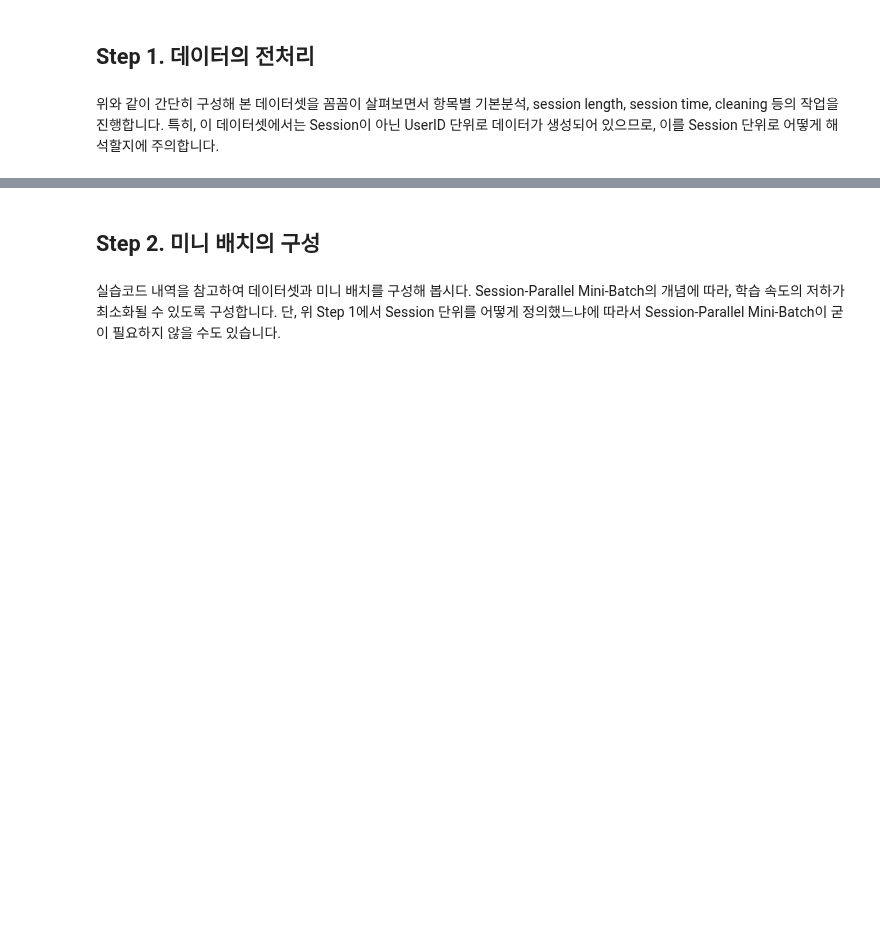
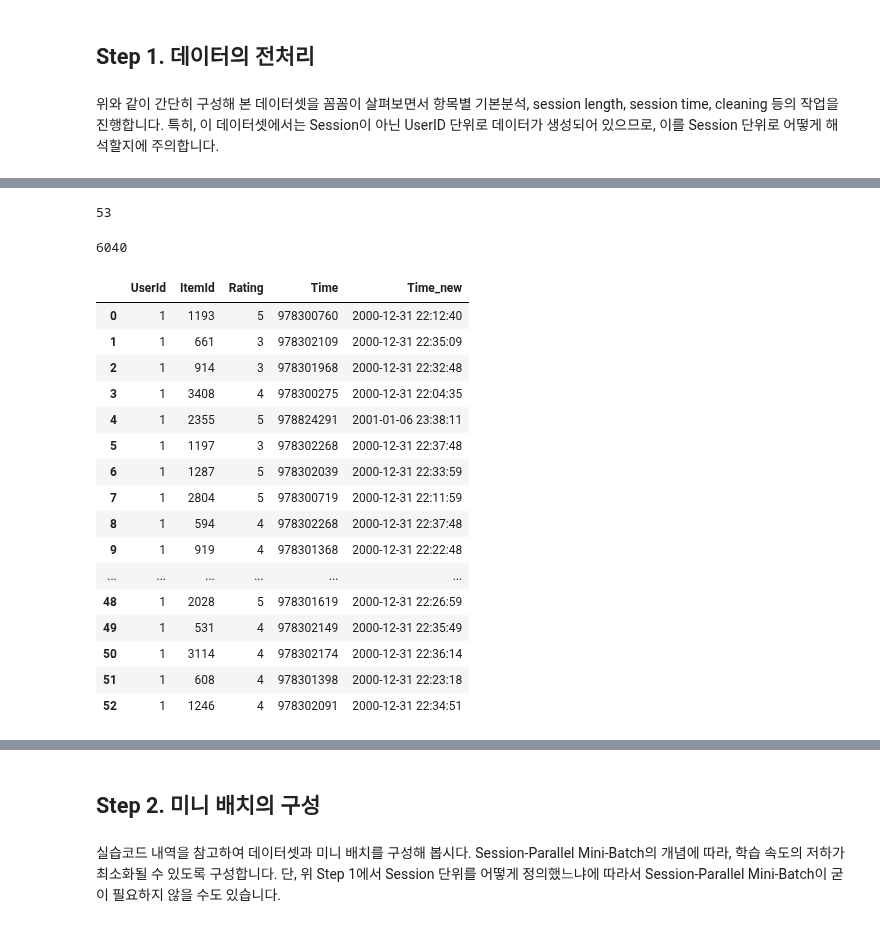
Before and after one commit to JPumpkin645/AIFFEL, a Jupyter notebook: Week_14/Ex_23_Movielens_영화_SBR.ipynb, the cells around one changed output, grey strips where cells are left out. Saved outputs shown, nothing was run; the diff lists cells and outputs as text; code cells hidden in the pictures; blank space fills up the shorter version.

```diff
--- a/Week_14/Ex_23_Movielens_영화_SBR.ipynb
+++ b/Week_14/Ex_23_Movielens_영화_SBR.ipynb
@@ -21,6 +25,6 @@ def load_data(data_path: Path, nrows=None):
     return data
 
 data = load_data(train_path, None)
-data.sort_values(['UserId', 'Time'], inplace=True)  # data를 id와 시간 순서로 정렬해줍니다.
+data.sort_values(['UserId'], inplace=False, ascending=False)  # data를 id와 시간 순서로 정렬해줍니다. # inplace = False면 자체를 다시 저장
 data
 # %% [output]
@@ -38,3 +54,5 @@ NameError: name 'Path' is not defined
 # %% [markdown]
 위와 같이 간단히 구성해 본 데이터셋을 꼼꼼이 살펴보면서 항목별 기본분석, session length, session time, cleaning 등의 작업을 진행합니다.
 특히, 이 데이터셋에서는 Session이 아닌 UserID 단위로 데이터가 생성되어 있으므로, 이를 Session 단위로 어떻게 해석할지에 주의합니다.
+# %%
+data['Time_new'] = pd.to_datetime(data['Time'], unit='s')
@@ -40,0 +81,3 @@ NameError: name 'Path' is not defined
+# %%
+userid_length = data.groupby('UserId').size()
+userid_length
@@ -40,0 +98,31 @@ NameError: name 'Path' is not defined
+# %%
+userid_length[1]
+# %% [output]
+53
+# %%
+len(userid_length)
+# %% [output]
+6040
+# %%
+temp_df = data[0:0+userid_length[1]]
+temp_df.sort_values(['Time'], inplace= False)
+
+temp_df
+# %% [output]
+|  | UserId | ItemId | Rating | Time | Time_new |
+| 0 | 1 | 1193 | 5 | 978300760 | 2000-12-31 22:12:40 |
+| 1 | 1 | 661 | 3 | 978302109 | 2000-12-31 22:35:09 |
+| 2 | 1 | 914 | 3 | 978301968 | 2000-12-31 22:32:48 |
+| 3 | 1 | 3408 | 4 | 978300275 | 2000-12-31 22:04:35 |
+| 4 | 1 | 2355 | 5 | 978824291 | 2001-01-06 23:38:11 |
+| 5 | 1 | 1197 | 3 | 978302268 | 2000-12-31 22:37:48 |
+| 6 | 1 | 1287 | 5 | 978302039 | 2000-12-31 22:33:59 |
+| 7 | 1 | 2804 | 5 | 978300719 | 2000-12-31 22:11:59 |
+| 8 | 1 | 594 | 4 | 978302268 | 2000-12-31 22:37:48 |
+| 9 | 1 | 919 | 4 | 978301368 | 2000-12-31 22:22:48 |
+| ... | ... | ... | ... | ... | ... |
+| 48 | 1 | 2028 | 5 | 978301619 | 2000-12-31 22:26:59 |
+| 49 | 1 | 531 | 4 | 978302149 | 2000-12-31 22:35:49 |
+| 50 | 1 | 3114 | 4 | 978302174 | 2000-12-31 22:36:14 |
+| 51 | 1 | 608 | 4 | 978301398 | 2000-12-31 22:23:18 |
+| 52 | 1 | 1246 | 4 | 978302091 | 2000-12-31 22:34:51 |
```
Also changed, not shown: parts of 30 cells of this notebook.
